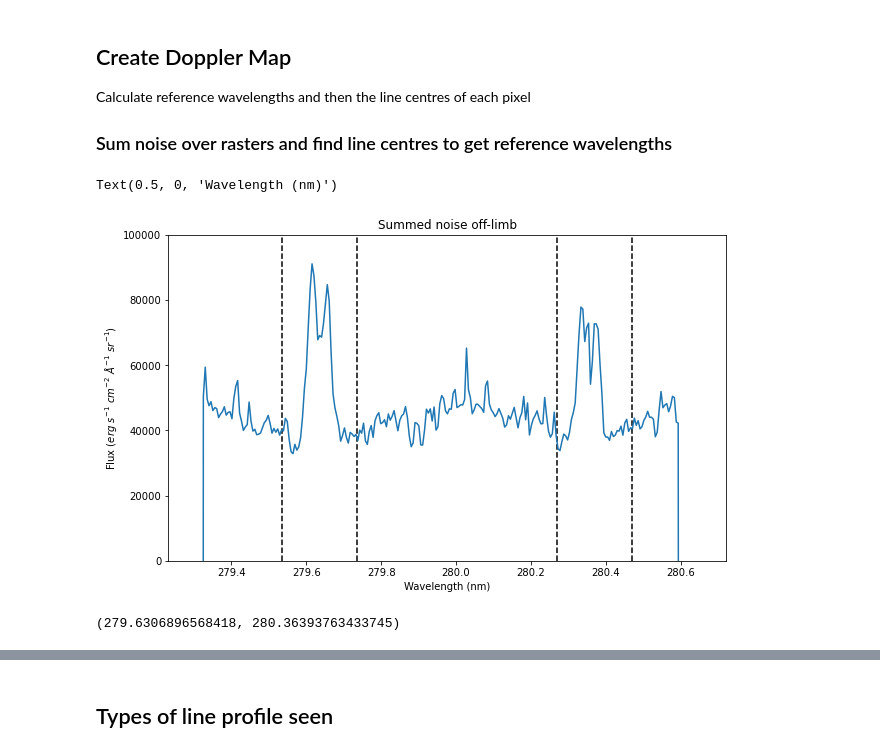
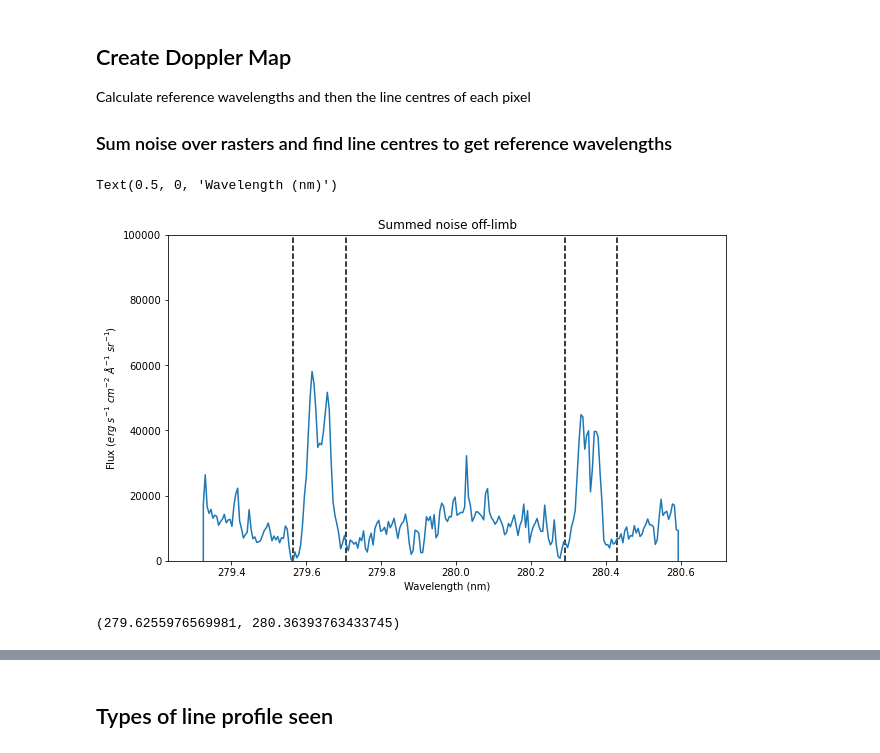
Before and after one commit to r-daytonoxland/masters_project, a Jupyter notebook: Rowan_MProject_Notebook.ipynb, the cells around one changed output, grey strips where cells are left out. Saved outputs shown, nothing was run; the diff lists cells and outputs as text; code cells hidden in the pictures.

```diff
--- a/Rowan_MProject_Notebook.ipynb
+++ b/Rowan_MProject_Notebook.ipynb
@@ -107,7 +107,7 @@ These are all the wavelengths - i'm into [8]
 # %% [markdown]
 raster[8].data.shape # (number of raster positions, y coordinate, wavelength)
 # %%
-wcs = WCS(rasters[0][8].header)
+wcs = WCS(rasters[0][3].header)
 m_to_nm = 1e9
 nwave = data.shape[2]
 wavelength = wcs.all_pix2world(np.arange(nwave), [0.], [0.], 0)[0] * m_to_nm
@@ -158,7 +156,7 @@ Okay so the line profile for any pixel can be given by wavelength vs raster[8].d
 
 ## Integrated h and k lines as a function of pixel
 # %%
-bounds = np.round((np.array([mgIIk-0.1, mgIIk+0.1, mgIIh, mgIIh+0.2])-wavelength[0])/1e9/5.09199984372e-12).astype(int)
+bounds = np.round((np.array([mgIIk-0.07, mgIIk+0.07, mgIIh+0.02, mgIIh+0.16])-wavelength[0])/1e9/5.09199984372e-12).astype(int)
 lenx = len(data[:,0])
 leny = len(data[0,:])
 
@@ -247,30 +245,30 @@ i.e. need to integrate from one side to another until I reach 0.5 x integrated_X
 Then doppler effect v/c = dlambda/lambda0
 or v = c * dlambda / lambda0
 # %%
-centre_h = np.zeros([lenx, leny])  # set up matrices of dimensions same as image
-centre_k = np.zeros([lenx, leny])
+centre_k = np.zeros([lenx, leny])  # set up matrices of dimensions same as image
+centre_h = np.zeros([lenx, leny])
 
 for i in range(lenx):
     for j in range(leny): # for each pixel
 
-        totalh = 0
+        totalk = 0
         for k in range(bounds[0], bounds[1]):  # for increment in the h line range
-            if totalh < 0.5*integrated_h[i, j]:  # when the total intensity reaches half the integrated intensity from before
-                totalh += data[0,0][k] * hd1['CDELT1'] # increase the total integrated intensity
+            if totalk < 0.5*integrated_k[i, j]:  # when the total intensity reaches half the integrated intensity from before
+                totalk += data[0,0][k] * hd1['CDELT1'] # increase the total integrated intensity
                                                                                       # of the line by adding the intensity at
                                                                                       # that point
                 continue
             else:
-                centre_h[i, j] = wavelength[k]  # save the corresponding wavelength to the new matrix
+                centre_k[i, j] = wavelength[k]  # save the corresponding wavelength to the new matrix
                 break
 
-        totalk = 0
+        totalh = 0
         for l in range(bounds[2], bounds[3]):  # repeat for the k line
-            if totalk < 0.5*integrated_k[i, j]:
-                totalk += data[0,0][l] * hd1['CDELT1']
+            if totalh < 0.5*integrated_h[i, j]:
+                totalh += data[0,0][l] * hd1['CDELT1']
                 continue
             else:
-                centre_k[i, j] = wavelength[l]
+                centre_h[i, j] = wavelength[l]
                 break
 # %% [markdown]
 ## Create Doppler Map
@@ -285,18 +283,16 @@ for k in range(10):  # for all rasters
         for j in range(400, 500):  # for pixel in our range
             profile = rasters[k][3].data[i, j] # calculate the profile
             summed_profile += profile  # add it to the summed noise profile
-summed_profile = summed_profile/len(summed_profile)
+summed_profile = summed_profile/len(summed_profile) - 33000
 # %%
 plt.figure(figsize=(10,6))
 plt.plot(wavelength, summed_profile)
 plt.ylim(0, 100000)
 plt.title('Summed noise off-limb')
-plt.vlines([mgIIk-0.1, mgIIk+0.1, mgIIh, mgIIh+0.2], 0, 100000, colors='k', linestyles='dashed')
+plt.vlines([mgIIk-0.07, mgIIk+0.07, mgIIh+0.02, mgIIh+0.16], 0, 100000, colors='k', linestyles='dashed')
 plt.ylabel(r'Flux ($erg$ $s^{−1}$ $cm^{−2}$ $\AA^{-1}$ $sr^{−1}$)')
 plt.xlabel('Wavelength (nm)')
-
-# remove background
 # %% [output]
 Text(0.5, 0, 'Wavelength (nm)')
-[figure, old version]
+[figure, new version]
 # %%
@@ -322,6 +321,6 @@ for k in range(bounds[2], bounds[3]):  # repeat for the k line
         break
-# %%
-limb_centre_h, limb_centre_k
-# %% [output]
-(279.6306896568418, 280.36393763433745)
+# %%
+limb_centre_k, limb_centre_h
+# %% [output]
+(279.6255976569981, 280.36393763433745)
 # %%
```
Also changed, not shown: parts of 16 cells of this notebook.
